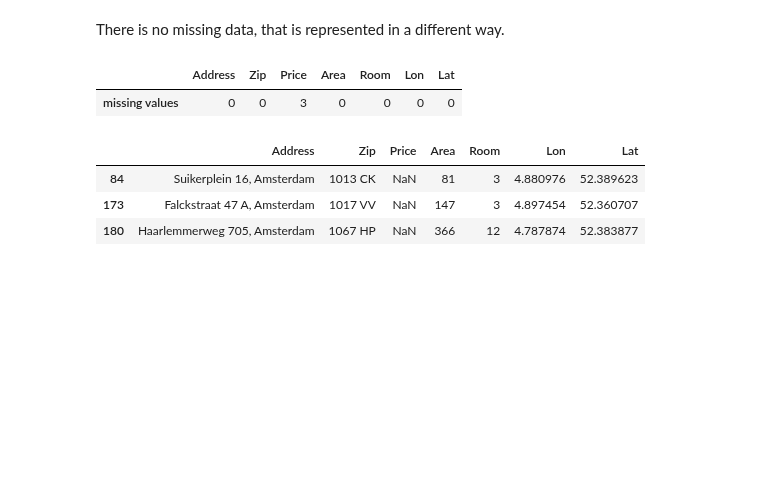
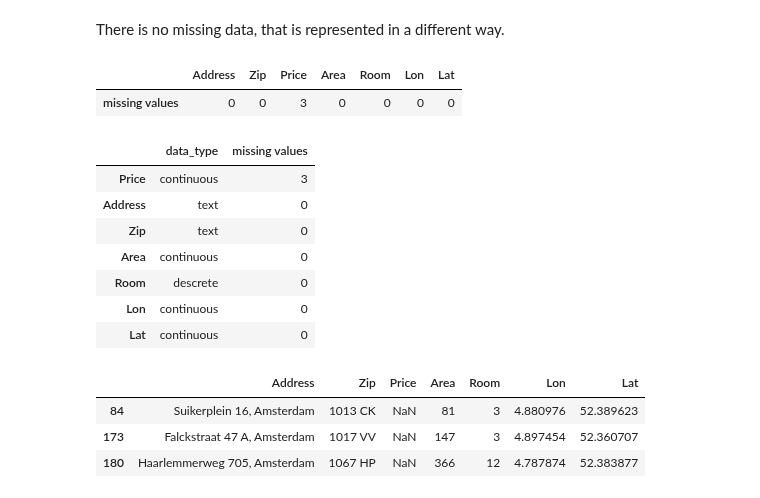
Before and after one commit to nadiia-duiunova/House_price, a Jupyter notebook: EDA.ipynb, the cells around one changed output. Drawn from its saved outputs; the diff is of its cells as text; code cells hidden in the pictures; blank space fills up the shorter version.

Commit message:
Create data_info table

```diff
--- a/EDA.ipynb
+++ b/EDA.ipynb
@@ -34,7 +34,7 @@ Index(['Address', 'Zip', 'Price', 'Area', 'Room', 'Lon', 'Lat'], dtype='object')
 # %% [markdown]
 2. **Type (categorical, int/float, bounded/unbounded, text, structured, etc.);**
 # %%
-df_datatype = pd.DataFrame.from_dict(
+data_info = pd.DataFrame.from_dict(
     {
         "Price": "continuous",  # <- This is our TARGET
         "Address": "text",      # assumption: might be non-informative, because there is also longtitude and latitude data present, which might appear to be more infirmative
@@ -47,7 +47,7 @@ df_datatype = pd.DataFrame.from_dict(
     orient="index",
     columns=["data_type"],
 )
-display(df_datatype.transpose())
+display(data_info.transpose())
 # %% [output]
 |  | Price | Address | Zip | Area | Room | Lon | Lat |
 | data_type | continuous | text | text | continuous | descrete | continuous | continuous |
@@ -74,6 +74,18 @@ display(df_missing_value.transpose())
 # %% [output]
 |  | Address | Zip | Price | Area | Room | Lon | Lat |
 | missing values | 0 | 0 | 3 | 0 | 0 | 0 | 0 |
+# %%
+data_info = pd.concat([data_info, df_missing_value], axis=1)
+data_info
+# %% [output]
+|  | data_type | missing values |
+| Price | continuous | 3 |
+| Address | text | 0 |
+| Zip | text | 0 |
+| Area | continuous | 0 |
+| Room | descrete | 0 |
+| Lon | continuous | 0 |
+| Lat | continuous | 0 |
 # %%
 data[data.isna().any(axis=1)]
 # %% [output]
```
Also changed, not shown: parts of 3 cells of this notebook, 1 other file.
